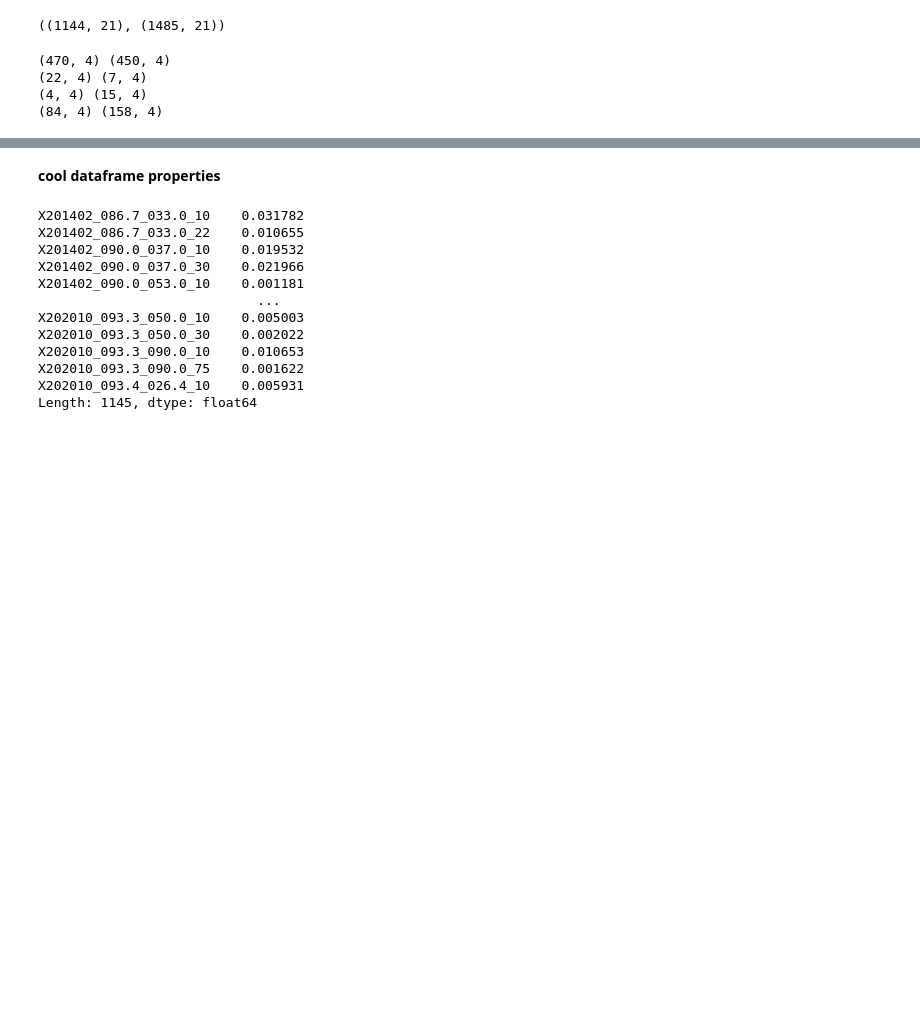
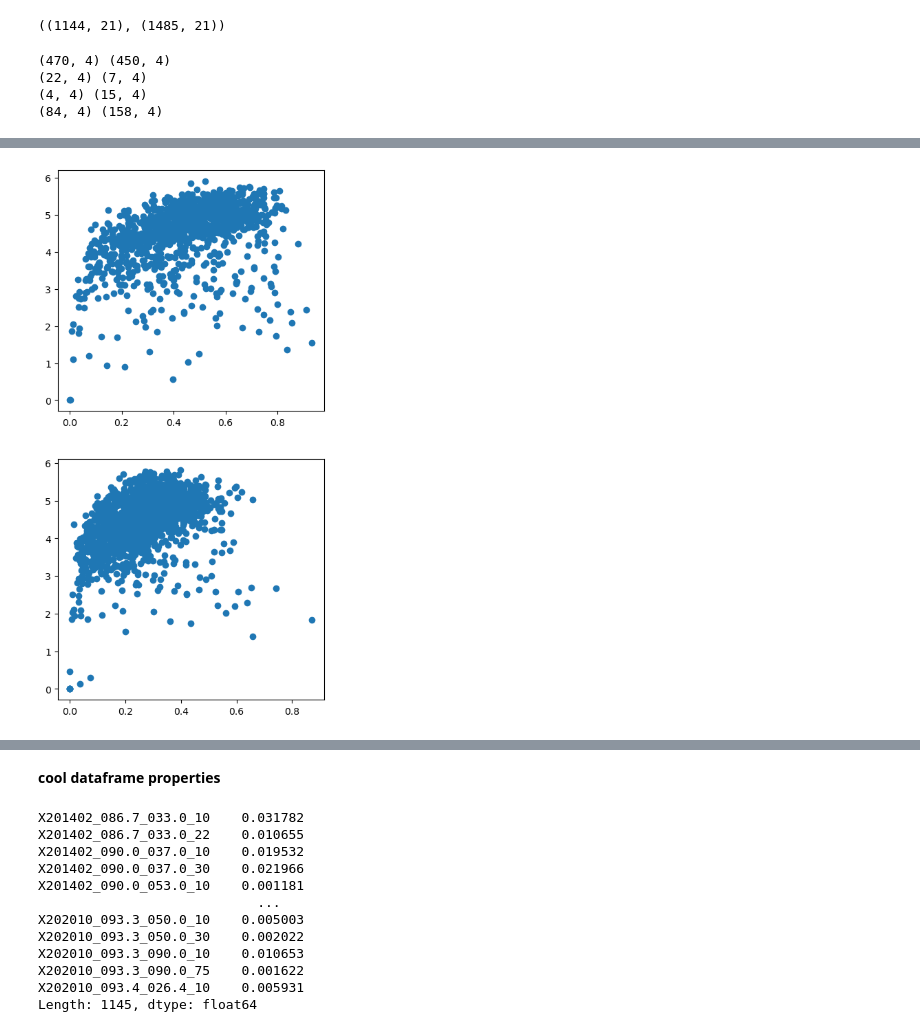
Before and after one commit to boopalaarul/ncog-mixoplankton-amplicon, a Jupyter notebook: NCOG mixoplankton diversity & env. variables, preprocessing.ipynb, the cells around one changed output, grey strips where cells are left out. Cells and saved outputs as stored; diff of their text form; code cells hidden in the pictures; blank space fills up the shorter version.

```diff
--- a/NCOG mixoplankton diversity & env. variables, preprocessing.ipynb
+++ b/NCOG mixoplankton diversity & env. variables, preprocessing.ipynb
@@ -406,0 +500,22 @@ pr2_taxonomies.loc[
+# %%
+fig, ax = plt.subplots(2)
+fig.set_figwidth(5)
+fig.set_figheight(10)
+
+ax[0].scatter(
+    #Y axis: Shannon index of dinos only, with proportions rescaled so dino freqs sum to 1.
+    y=asv_freqs_18Sv4.loc[dino_mask_18Sv4]
+        .apply(proportional_frequencies, axis = 0)
+        .apply(shannon_index, axis = 0),
+    #X axis: per-sample summed proportion for dino ASVs.
+    x=asv_freqs_18Sv4.loc[dino_mask_18Sv4].apply(sum, axis = 0)
+)
+ax[1].scatter(
+    y=asv_freqs_18Sv9.loc[dino_mask_18Sv9]
+        .apply(proportional_frequencies, axis = 0)
+        .apply(shannon_index, axis = 0),
+    x=asv_freqs_18Sv9.loc[dino_mask_18Sv9].apply(sum, axis = 0)
+)
+plt.show()
+# %% [output]
+[figure, added]
```
Also changed, not shown: parts of 39 cells of this notebook, 2 other files.
